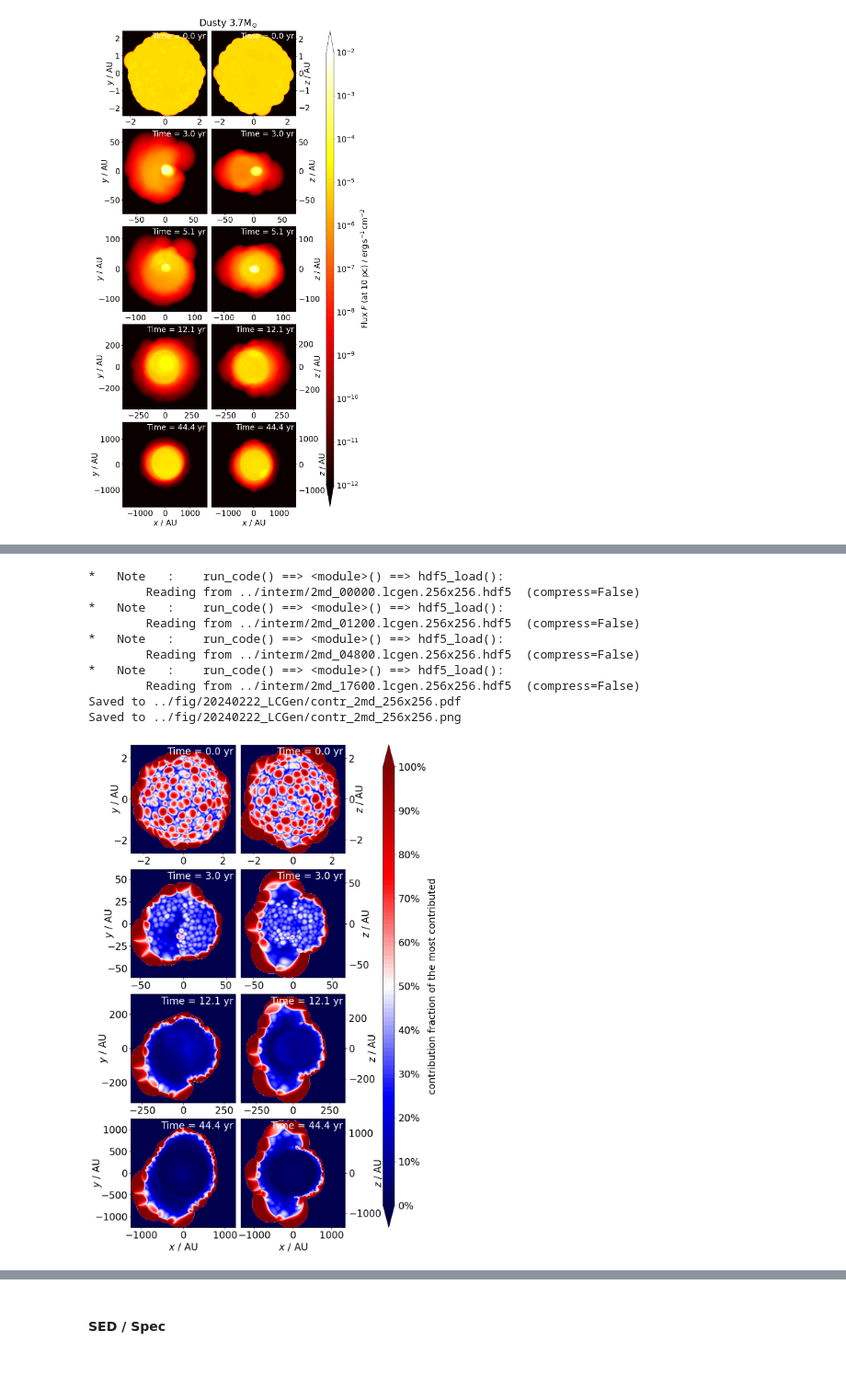
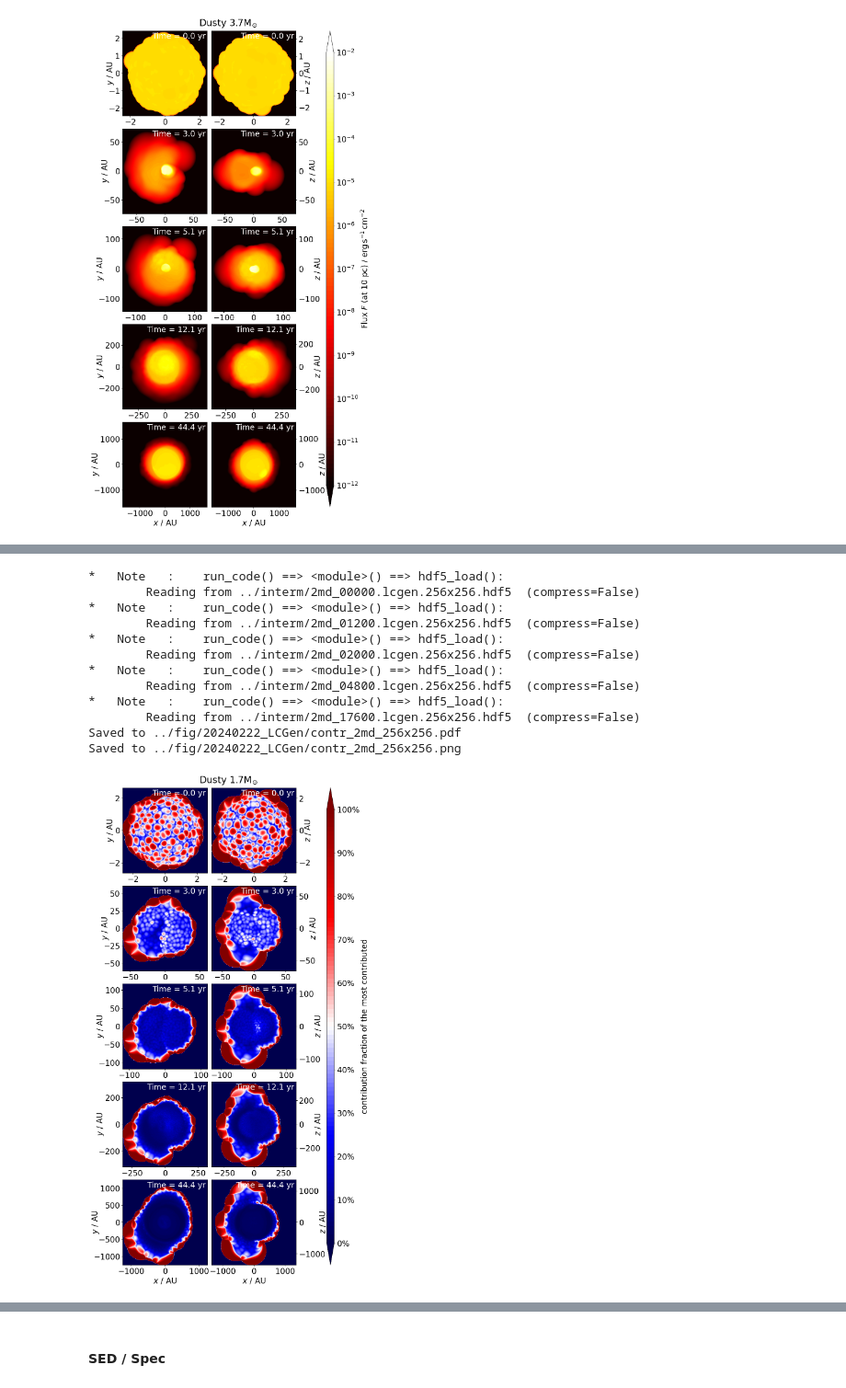
Before and after one commit to chunliangmu/RTinCEE-scripts-2024, a Jupyter notebook: script_LCGen_analysis.ipynb, the cells around one changed output, grey strips where cells are left out. Shown at 92% size. Saved outputs shown, nothing was run; the diff lists cells and outputs as text; code cells hidden in the pictures.

```diff
--- a/script_LCGen_analysis.ipynb
+++ b/script_LCGen_analysis.ipynb
@@ -827,12 +848,12 @@ if __name__ == '__main__':
 if __name__ == '__main__':
     no_xy_txt = "256x256"
     job_nickname = '2md'
-    i_tr = 3560   # transitional frame index
+    # i_tr = 3560   # transitional frame index
     n_tr = 30     # transitional frame no
     for xyz in ['xyz', 'xzy', 'yzx']:
         input_dir = f'../fig/20240222_LCGen/{no_xy_txt}/'
         output_dir= f'../fig/20240222_LCGen/'
-        for mode in ['image']: # , 'contr'
+        for mode in ['image', 'contr']:
             fps1, outfilenames1 = 30, [
                 f"{input_dir}heat_{job_nickname}_{i:05d}_{xyz}_{mode}_256x256.png" for i in range(   0,  i_tr,  20)
             ] + [
@@ -847,7 +868,7 @@ if __name__ == '__main__':
             fps2, outfilenames2 = 12, [
                 f"{input_dir}heat_{job_nickname}_{i:05d}_{xyz}_{mode}_256x256.png" for i in range(5000, 9900+1,  50)
             ]
-            moviefilename = f'{output_dir}heat_{job_nickname}__{xyz}_{mode}_{no_xy_txt}__movie.mp4'
+            moviefilename = f'{output_dir}heat_{job_nickname}__{xyz}_{mode}_{no_xy_txt}__movie-hollywood.mp4'
             with ImageSequenceClip(outfilenames1, fps=fps1) as vid1, ImageSequenceClip(outfilenames2, fps=fps2) as vid2:
                 concatenate_videoclips((vid1, vid2)).write_videofile(moviefilename)
 # %% [output]
@@ -930,3 +988,27 @@ Moviepy - Building video ../fig/20240222_LCGen/heat_4md__yzx_contr_256x256__movi
 Moviepy - Writing video ../fig/20240222_LCGen/heat_4md__yzx_contr_256x256__movie.mp4
 Moviepy - Done !
 Moviepy - video ready ../fig/20240222_LCGen/heat_4md__yzx_contr_256x256__movie.mp4
+# %%
+# generating movies (4md) (with transition- fixed to 1/6 second per 100 dumps)
+if __name__ == '__main__':
+    no_xy_txt = "256x256"
+    job_nickname = '4md'
+    i_tr = 3560 if job_nickname not in {'2m_2022', '4m', '4md'} else 3500
+    for xyz in ['xyz', 'xzy', 'yzx']:
+        input_dir = f'../fig/20240222_LCGen/{no_xy_txt}/'
+        output_dir= f'../fig/20240222_LCGen/'
+        for mode in ['image', 'contr']:
+            fps1, outfilenames1 = 6, [
+                f"{input_dir}heat_{job_nickname}_{i:05d}_{xyz}_{mode}_256x256.png" for i in range(   0,  i_tr, 100)
+            ] + [
+                f"{input_dir}heat_{job_nickname}_{i_tr:05d}_{xyz}_{mode}-{0:04d}_256x256.png"
+            ]*int(5/5) + [
+                f"{input_dir}heat_{job_nickname}_{i_tr:05d}_{xyz}_{mode}-{i_t:04d}_256x256.png" for i_t in range(0, n_tr, 5)
+            ] + [
+                f"{input_dir}heat_{job_nickname}_{i_tr:05d}_{xyz}_{mode}-{n_tr-1:04d}_256x256.png"
+            ]*int(5/5) + [
+                f"{input_dir}heat_{job_nickname}_{i:05d}_{xyz}_{mode}_256x256.png" for i in range(i_tr,  5000+1, 100)
+            ]
+            moviefilename = f'{output_dir}heat_{job_nickname}__{xyz}_{mode}_{no_xy_txt}__movie-hollywood.mp4'
+            with ImageSequenceClip(outfilenames1, fps=fps1) as vid1:
+                vid1.write_videofile(moviefilename)
@@ -992,6 +1099,7 @@ Moviepy - video ready ../fig/20240222_LCGen/heat_4m__yzx_contr_256x256__movie.fo
 output_dir= f'../fig/20240222_LCGen/'
 file_indexes_tbp = [0, 1200, 2000, 4800, 17600]
 no_xy_txt = "256x256"
+norm_image = mpl.colors.LogNorm(1e-12, 1e-2, clip=False)
 # %% [markdown]
 #### image and contr
 # %%
@@ -1030,13 +1138,12 @@ if __name__ == '__main__':
                 rays_u[:, 1] += data['ray_unit_vec'] * units.au
 
                 # plotting
-                norm = mpl.colors.LogNorm(1e-12, 1e-2, clip=False)
                 _, cax, _ = plot_heat(
                     no_xy, rays_u, y,
                     fig=fig, ax=ax, plot_cbar=False, out_exts=[],
                     xyzs=xyzs, save_label=f"image",
                     job_profile=job_profile, file_index=file_index, cmap='hot', notes=data,
-                    norm=norm,
+                    norm=norm_image,
                     #norm=mpl.colors.LogNorm(5e5, 1e9, clip=False),
                     text_color='white', ylabelpad=-16,
                     # xylim=xylim_u.to_value(rays_u.unit),
@@ -1242,7 +1205,7 @@ if __name__ == '__main__':
 
     plt.close('all')
     nrow, ncol = len(file_indexes_tbp), len(xyzs_list)
-    fig, axes = plt.subplots(nrow, ncol, figsize=(10, 18))
+    fig, axes = plt.subplots(nrow, ncol, figsize=(10, 22))
     fig.subplots_adjust(hspace=0.15, wspace=0.05)
 
     for ifile, file_index in enumerate(file_indexes_tbp):
@@ -1281,32 +1244,35 @@ if __name__ == '__main__':
 
         except (FileNotFoundError, BlockingIOError) as e:
             print("*** Error:", e)
 
     data_label="contribution fraction of the most contributed"
     ticks = np.linspace(norm.vmin, norm.vmax, 10+1)
     cbar_num_fmt=lambda x, pos: f"{x:.0f}$\\%$"
     cbar= fig.colorbar(
         cax, ax=axes,
         label=f"{data_label}", ticks=ticks, format=cbar_num_fmt,
-        fraction=0.065, pad=0.14, aspect=42,
+        fraction=0.065, pad=0.14, aspect=64,
     )
 
+    fig.suptitle(job_profile['name'], verticalalignment='top', y=0.9)
 
     outfilename_noext = f"{output_dir}contr_{job_nickname}_{no_xy_txt}"
 
     fig.savefig(f"{outfilename_noext}.pdf")
     print(f"Saved to {outfilename_noext}.pdf")
     fig.savefig(f"{outfilename_noext}.png")
     print(f"Saved to {outfilename_noext}.png")
 # %% [output]
 *   Note   :    run_code() ==> <module>() ==> hdf5_load():
         Reading from ../interm/2md_00000.lcgen.256x256.hdf5  (compress=False)
 *   Note   :    run_code() ==> <module>() ==> hdf5_load():
         Reading from ../interm/2md_01200.lcgen.256x256.hdf5  (compress=False)
+*   Note   :    run_code() ==> <module>() ==> hdf5_load():
+        Reading from ../interm/2md_02000.lcgen.256x256.hdf5  (compress=False)
 *   Note   :    run_code() ==> <module>() ==> hdf5_load():
         Reading from ../interm/2md_04800.lcgen.256x256.hdf5  (compress=False)
 *   Note   :    run_code() ==> <module>() ==> hdf5_load():
         Reading from ../interm/2md_17600.lcgen.256x256.hdf5  (compress=False)
 Saved to ../fig/20240222_LCGen/contr_2md_256x256.pdf
 Saved to ../fig/20240222_LCGen/contr_2md_256x256.png
-[figure, old version]
+[figure, new version]
```
Also changed, not shown: parts of 17 cells of this notebook, 9 other files.
